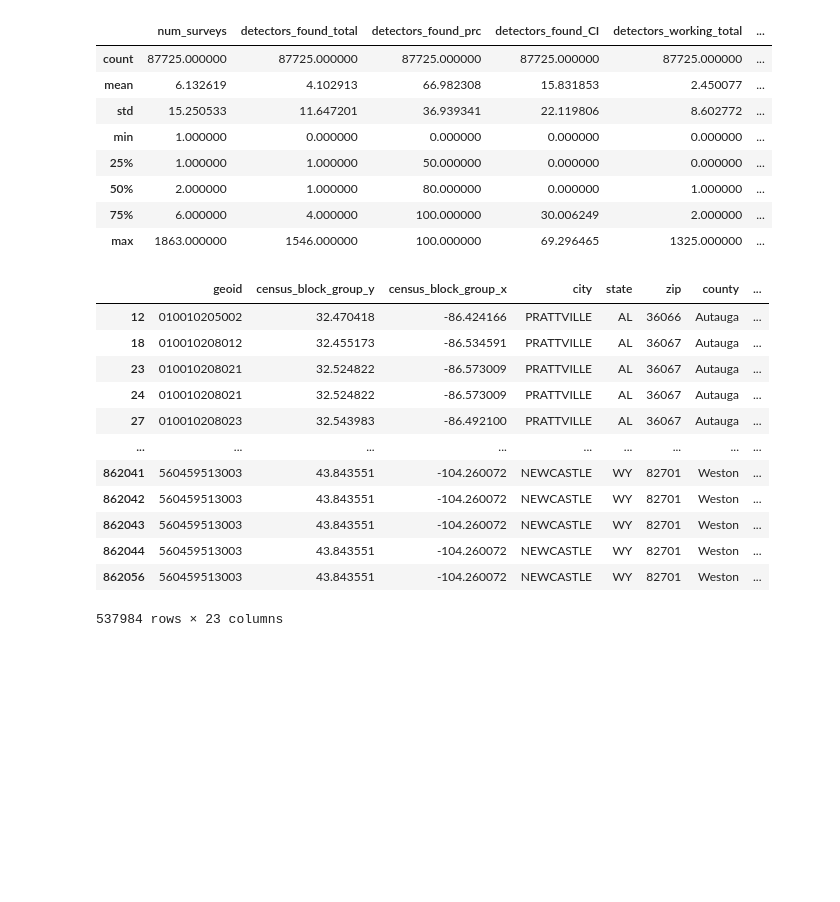
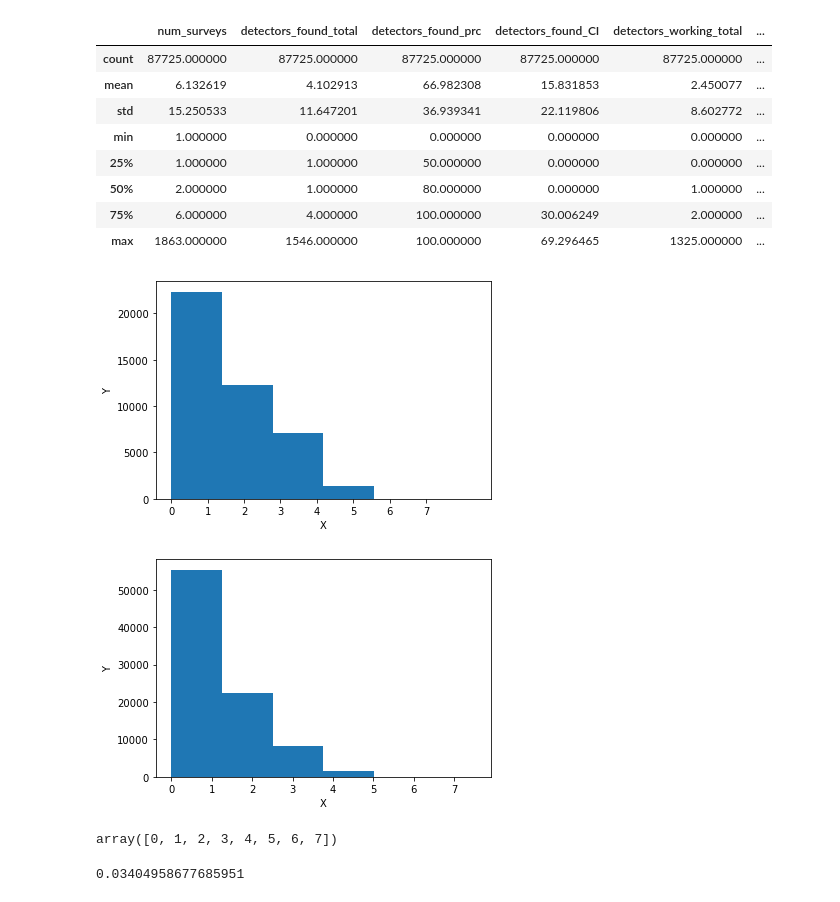
Before and after one commit to DataKind-DC/rcp2, a Jupyter notebook: Code/Models/Smoke_Alarm_Model.ipynb, the cells around one changed output. Cells and saved outputs as stored; diff of their text form; code cells hidden in the pictures; blank space fills up the shorter version.

```diff
--- a/Code/Models/Smoke_Alarm_Model.ipynb
+++ b/Code/Models/Smoke_Alarm_Model.ipynb
@@ -264,7 +267,7 @@ arc_county.describe()
 | 75% | 167.000000 | 110.000000 | 80.000000 | 16.287997 | 61.000000 | ... |
 | max | 12981.000000 | 8841.000000 | 100.000000 | 69.296465 | 7257.000000 | ... |
 # %%
-arc_tract = CreateDetectorDataFrame(arc.copy(),'Tract')
+arc_tract = CreateSingleLevelSmokeAlarmModel(arc.copy(),'Tract')
 arc_tract.describe()
 # %% [output]
 |  | num_surveys | detectors_found_total | detectors_found_prc | detectors_found_CI | detectors_working_total | ... |
@@ -289,19 +292,29 @@ arc_block.describe()
 | 50% | 2.000000 | 1.000000 | 80.000000 | 0.000000 | 1.000000 | ... |
 | 75% | 6.000000 | 4.000000 | 100.000000 | 30.006249 | 2.000000 | ... |
 | max | 1863.000000 | 1546.000000 | 100.000000 | 69.296465 | 1325.000000 | ... |
-# %%
-arc
-# %% [output]
-|  | geoid | census_block_group_y | census_block_group_x | city | state | zip | county | ... |
-| 12 | 010010205002 | 32.470418 | -86.424166 | PRATTVILLE | AL | 36066 | Autauga | ... |
-| 18 | 010010208012 | 32.455173 | -86.534591 | PRATTVILLE | AL | 36067 | Autauga | ... |
-| 23 | 010010208021 | 32.524822 | -86.573009 | PRATTVILLE | AL | 36067 | Autauga | ... |
-| 24 | 010010208021 | 32.524822 | -86.573009 | PRATTVILLE | AL | 36067 | Autauga | ... |
-| 27 | 010010208023 | 32.543983 | -86.492100 | PRATTVILLE | AL | 36067 | Autauga | ... |
-| ... | ... | ... | ... | ... | ... | ... | ... | ... |
-| 862041 | 560459513003 | 43.843551 | -104.260072 | NEWCASTLE | WY | 82701 | Weston | ... |
-| 862042 | 560459513003 | 43.843551 | -104.260072 | NEWCASTLE | WY | 82701 | Weston | ... |
-| 862043 | 560459513003 | 43.843551 | -104.260072 | NEWCASTLE | WY | 82701 | Weston | ... |
-| 862044 | 560459513003 | 43.843551 | -104.260072 | NEWCASTLE | WY | 82701 | Weston | ... |
-| 862056 | 560459513003 | 43.843551 | -104.260072 | NEWCASTLE | WY | 82701 | Weston | ... |
-537984 rows × 23 columns
+# %%
+plt.figure()
+plt.hist(np.log(arc_tract['num_surveys']),bins=6)
+plt.xlabel("X")
+plt.ylabel("Y")
+plt.xticks(np.arange(8))
+plt.show()
+# %% [output]
+[figure, added]
+# %%
+plt.figure()
+plt.hist(np.log(arc_block['num_surveys']),bins=6)
+plt.xlabel("X")
+plt.ylabel("Y")
+plt.xticks(np.arange(8))
+plt.show()
+# %% [output]
+[figure, added]
+# %%
+np.arange(8)
+# %% [output]
+array([0, 1, 2, 3, 4, 5, 6, 7])
+# %%
+arc_block[arc_block['num_surveys'] > 30].shape[0]/ arc_block.shape[0]
+# %% [output]
+0.03404958677685951
```
Also changed, not shown: parts of 9 cells of this notebook.
